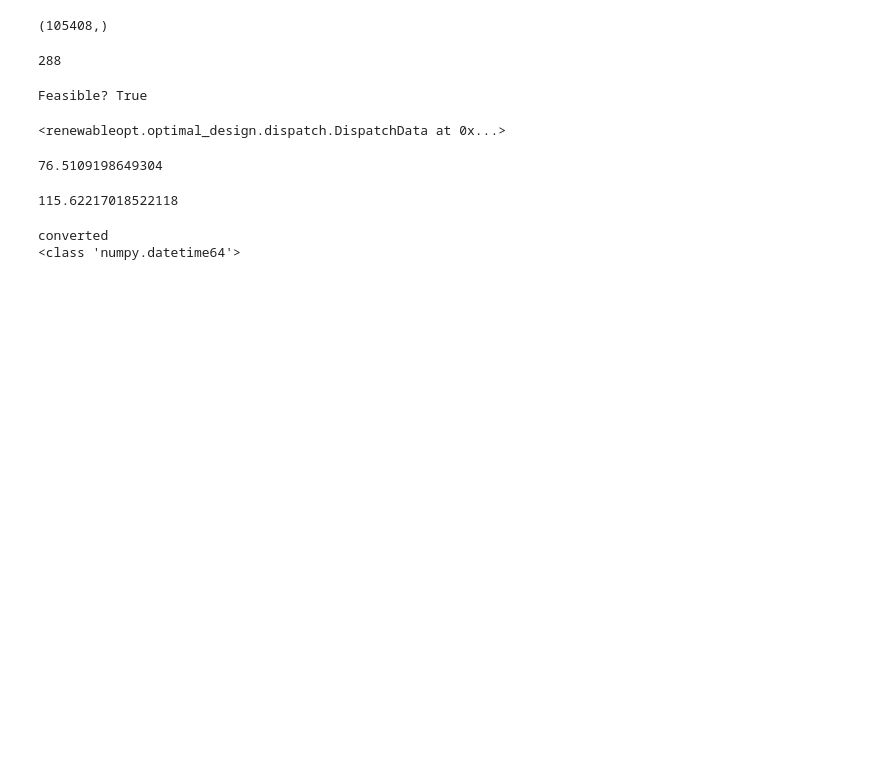
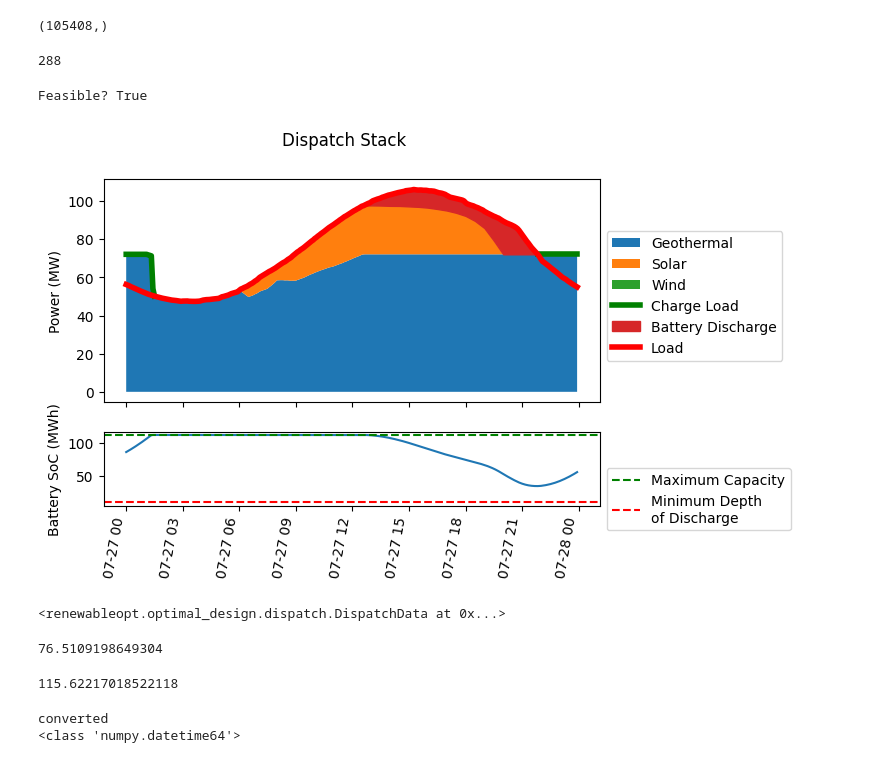
Before and after one commit to seanjennings960/renewableopt, a Jupyter notebook: notebooks/linear_solution.ipynb, the cells around one changed output. Cells and saved outputs as stored; diff of their text form; code cells hidden in the pictures; blank space fills up the shorter version.

```diff
--- a/notebooks/linear_solution.ipynb
+++ b/notebooks/linear_solution.ipynb
@@ -18,12 +18,14 @@ from renewableopt.optimal_design.multi_period import OptimizationError
 # %%
 sources = ["solar", "wind", "geothermal"]
 time, load, generation_pu = load_by_day(0, 366, sources=sources)
+generation_pu[:, 1] *= np.pi
+generation_pu[:, 1] = np.clip(generation_pu[:, 1], None, 1.0)
 time = time / 60
 dt = timedelta(time)
 _, timesteps_per_day = shape_by_day(time)
 peak_data = identify_worst_days(time, load, generation_pu,
-#                               sources=sources, method="manual_cluster")
-                              sources=sources, method="kmeans_cluster")
+                              sources=sources, method="manual_cluster")
+#                               sources=sources, method="kmeans_cluster")
 
 worst_load, worst_generation_pu = peak_data.load, peak_data.gen_pu
 # %%
@@ -48,12 +52,14 @@ plt.legend(sources)
 # %%
 scenario = list(worst_load.keys())[0]
 time_one_day = time[:worst_load[scenario].shape[0]]
+geo_om = 3500
+solar_wind_om = 0
 model = MultiPeriodModel(
     initial_battery_charge=0.5,
     depth_of_discharge=0.1,
     cost_battery_energy=300,
     cost_battery_power=350,
-    cost_generation=[1250, 300, 350000])
+    cost_generation=[1250 + solar_wind_om, 1250 + solar_wind_om, 3500 + geo_om])
 #     cost_generation=[1250])
 try:
     res = model.minimize_cost(time_one_day, worst_load, worst_generation_pu)
@@ -138,17 +165,18 @@ timesteps_per_day
 # %% [output]
 288
 # %%
-dispatch = DispatchData.from_greedy(time, load, generation_pu, sources, res)
+dispatch = DispatchData.from_greedy(time, load, generation_pu, sources, res, peak_data)
 print(f"Feasible? {dispatch.feasible}")
 indices = (
     day_indices(time, day)
     if dispatch.feasible else
     slice(len(dispatch) - timesteps_per_day, None))
 visualize.plot_stack(
     dispatch[indices],
     curtailment="even")
 # %% [output]
 Feasible? True
+[figure, added]
 # %%
 dispatch.by_day(10)
 # %% [output]
```
Also changed, not shown: parts of 10 cells of this notebook, 2 other files.
